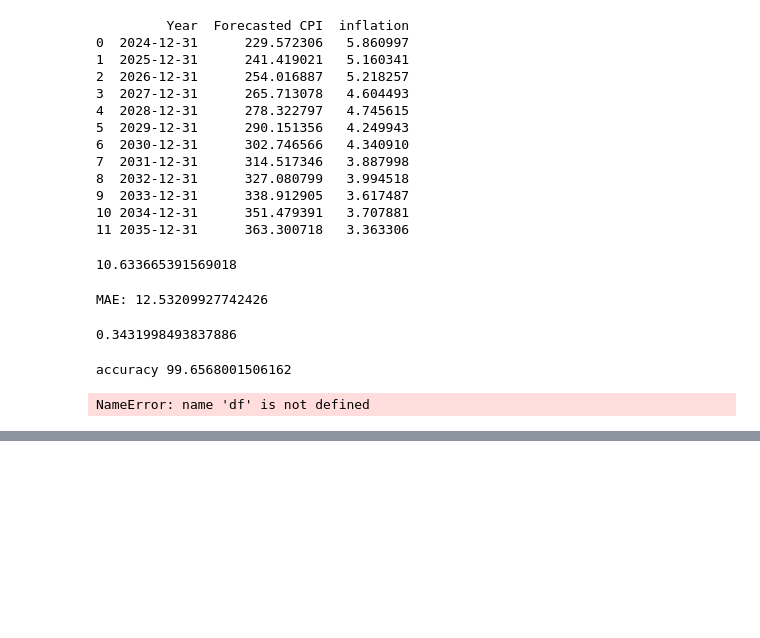
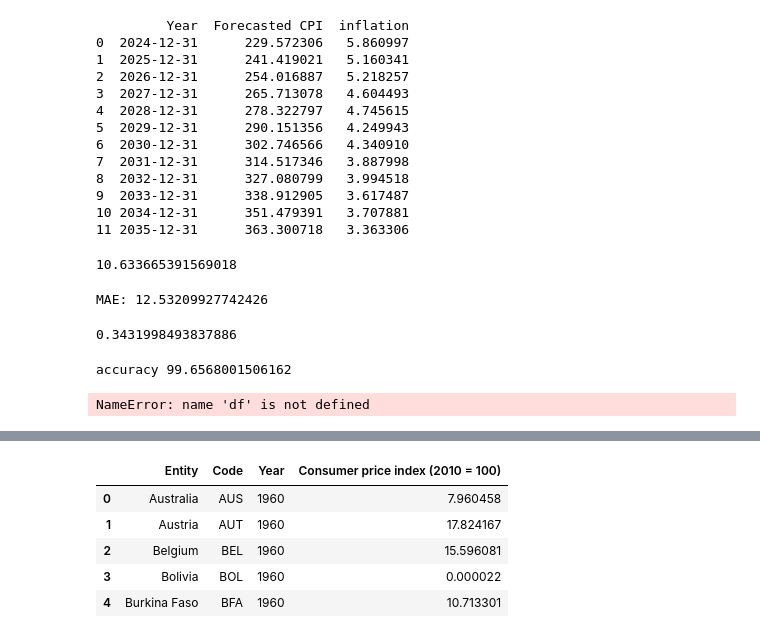
Before and after one commit to Lestonrego/Time-series, a Jupyter notebook: Time_Series.ipynb, the cells around one changed output, grey strips where cells are left out. Drawn from its saved outputs; the diff is of its cells as text; code cells hidden in the pictures; blank space fills up the shorter version.

```diff
--- a/Time_Series.ipynb
+++ b/Time_Series.ipynb
@@ -558,0 +519,13 @@ p-value: 1.0
+# %%
+from pandas.plotting import autocorrelation_plot
+
+from matplotlib import pyplot as plt
+cpi=pd.read_csv("consumer price.csv")
+cpi.head()
+# %% [output]
+|  | Entity | Code | Year | Consumer price index (2010 = 100) |
+| 0 | Australia | AUS | 1960 | 7.960458 |
+| 1 | Austria | AUT | 1960 | 17.824167 |
+| 2 | Belgium | BEL | 1960 | 15.596081 |
+| 3 | Bolivia | BOL | 1960 | 0.000022 |
+| 4 | Burkina Faso | BFA | 1960 | 10.713301 |
```
Also changed, not shown: parts of 9 cells of this notebook.
